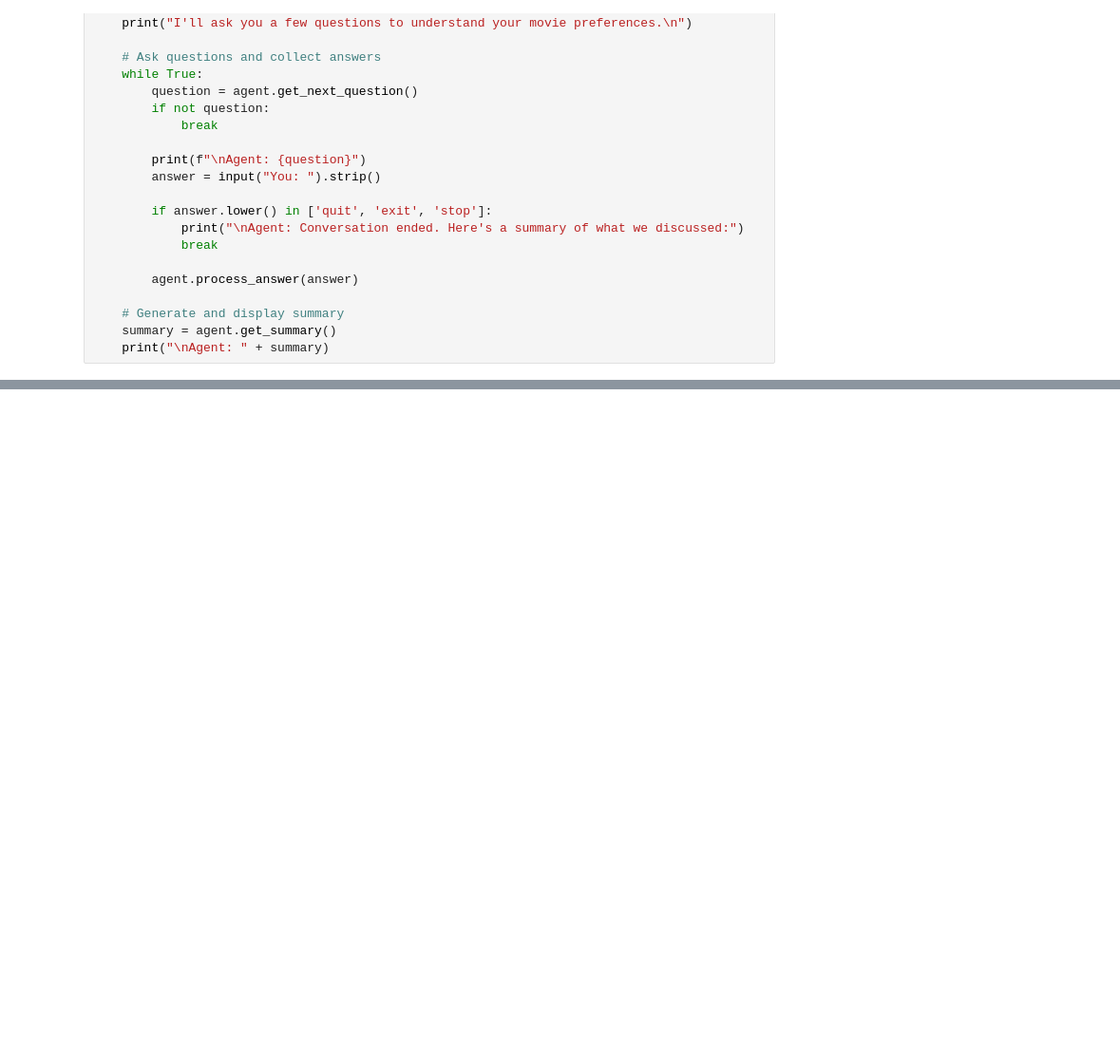
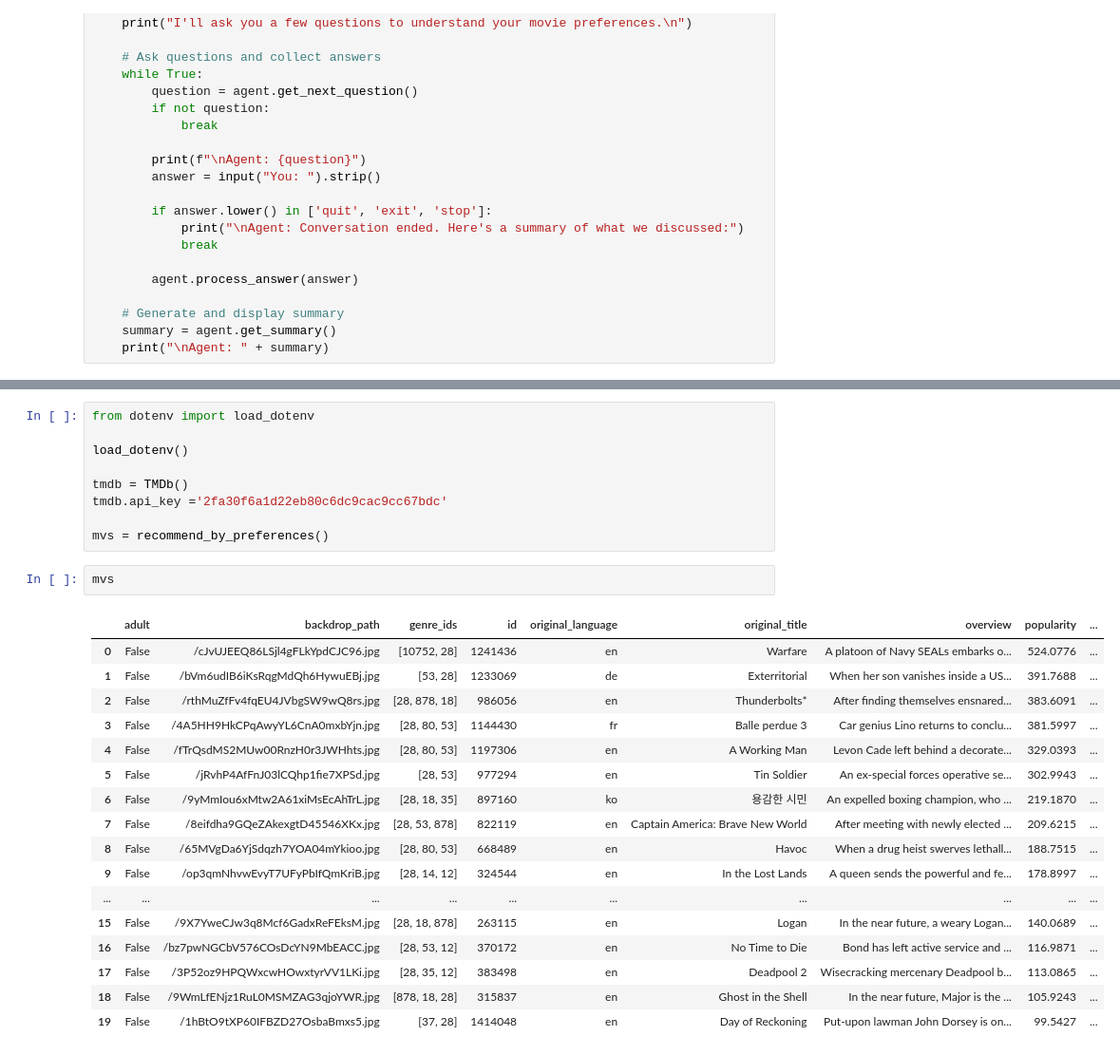
Before and after one commit to faisaljones43/repo2, a Jupyter notebook: MovieTinder_LG.ipynb, the cells around one changed output, grey strips where cells are left out. Shown at 95% size. Saved outputs shown, nothing was run; the diff lists cells and outputs as text; blank space fills up the shorter version.

```diff
--- a/MovieTinder_LG.ipynb
+++ b/MovieTinder_LG.ipynb
@@ -93,0 +231,29 @@ if __name__ == "__main__":
+# %%
+from dotenv import load_dotenv
+
+load_dotenv()
+
+tmdb = TMDb()
+tmdb.api_key ='2fa30f6a1d22eb80c6dc9cac9cc67bdc'
+
+mvs = recommend_by_preferences()
+# %%
+mvs
+# %% [output]
+|  | adult | backdrop_path | genre_ids | id | original_language | original_title | overview | popularity | ... |
+| 0 | False | /cJvUJEEQ86LSjl4gFLkYpdCJC96.jpg | [10752, 28] | 1241436 | en | Warfare | A platoon of Navy SEALs embarks o... | 524.0776 | ... |
+| 1 | False | /bVm6udIB6iKsRqgMdQh6HywuEBj.jpg | [53, 28] | 1233069 | de | Exterritorial | When her son vanishes inside a US... | 391.7688 | ... |
+| 2 | False | /rthMuZfFv4fqEU4JVbgSW9wQ8rs.jpg | [28, 878, 18] | 986056 | en | Thunderbolts* | After finding themselves ensnared... | 383.6091 | ... |
+| 3 | False | /4A5HH9HkCPqAwyYL6CnA0mxbYjn.jpg | [28, 80, 53] | 1144430 | fr | Balle perdue 3 | Car genius Lino returns to conclu... | 381.5997 | ... |
+| 4 | False | /fTrQsdMS2MUw00RnzH0r3JWHhts.jpg | [28, 80, 53] | 1197306 | en | A Working Man | Levon Cade left behind a decorate... | 329.0393 | ... |
+| 5 | False | /jRvhP4AfFnJ03lCQhp1fie7XPSd.jpg | [28, 53] | 977294 | en | Tin Soldier | An ex-special forces operative se... | 302.9943 | ... |
+| 6 | False | /9yMmIou6xMtw2A61xiMsEcAhTrL.jpg | [28, 18, 35] | 897160 | ko | 용감한 시민 | An expelled boxing champion, who ... | 219.1870 | ... |
+| 7 | False | /8eifdha9GQeZAkexgtD45546XKx.jpg | [28, 53, 878] | 822119 | en | Captain America: Brave New World | After meeting with newly elected ... | 209.6215 | ... |
+| 8 | False | /65MVgDa6YjSdqzh7YOA04mYkioo.jpg | [28, 80, 53] | 668489 | en | Havoc | When a drug heist swerves lethall... | 188.7515 | ... |
+| 9 | False | /op3qmNhvwEvyT7UFyPbIfQmKriB.jpg | [28, 14, 12] | 324544 | en | In the Lost Lands | A queen sends the powerful and fe... | 178.8997 | ... |
+| ... | ... | ... | ... | ... | ... | ... | ... | ... | ... |
+| 15 | False | /9X7YweCJw3q8Mcf6GadxReFEksM.jpg | [28, 18, 878] | 263115 | en | Logan | In the near future, a weary Logan... | 140.0689 | ... |
+| 16 | False | /bz7pwNGCbV576COsDcYN9MbEACC.jpg | [28, 53, 12] | 370172 | en | No Time to Die | Bond has left active service and ... | 116.9871 | ... |
+| 17 | False | /3P52oz9HPQWxcwHOwxtyrVV1LKi.jpg | [28, 35, 12] | 383498 | en | Deadpool 2 | Wisecracking mercenary Deadpool b... | 113.0865 | ... |
+| 18 | False | /9WmLfENjz1RuL0MSMZAG3qjoYWR.jpg | [878, 18, 28] | 315837 | en | Ghost in the Shell | In the near future, Major is the ... | 105.9243 | ... |
+| 19 | False | /1hBtO9tXP60IFBZD27OsbaBmxs5.jpg | [37, 28] | 1414048 | en | Day of Reckoning | Put-upon lawman John Dorsey is on... | 99.5427 | ... |
```
Also changed, not shown: parts of 9 cells of this notebook, 26 other files.
